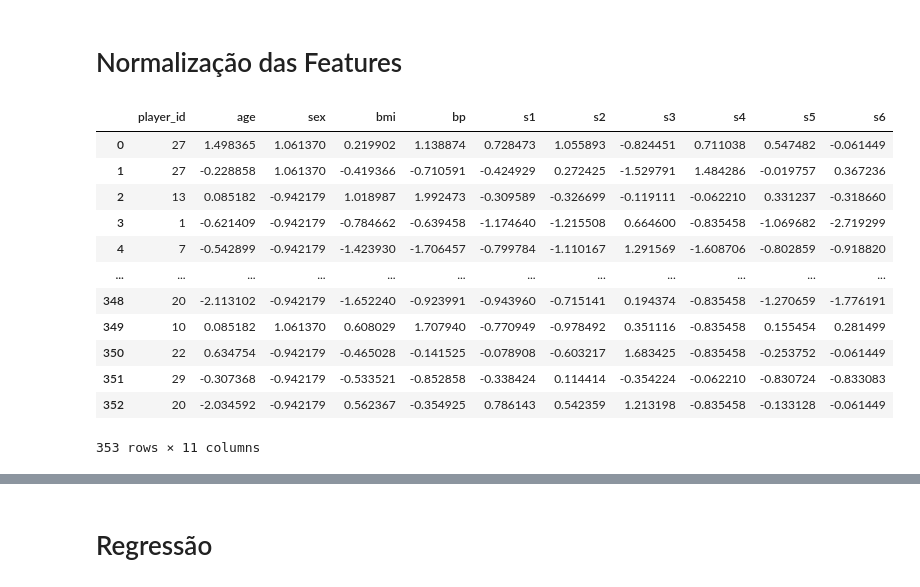
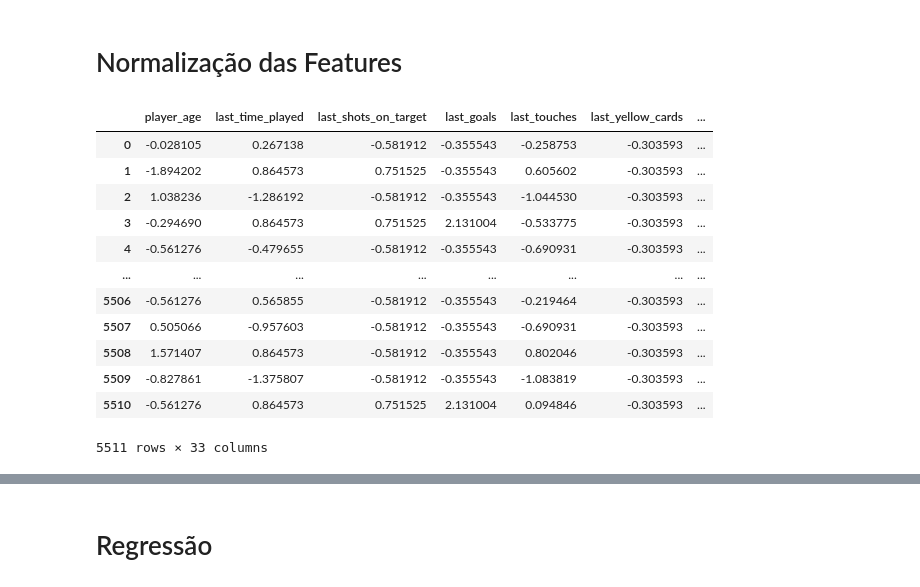
Before and after one commit to augustomaillo/cdaf-performance-influences, a Jupyter notebook: Pipeline.ipynb, the cells around one changed output, grey strips where cells are left out. Cells and saved outputs as stored; diff of their text form; code cells hidden in the pictures.

```diff
--- a/Pipeline.ipynb
+++ b/Pipeline.ipynb
@@ -62,0 +49,3 @@ dataset
+# %%
+dataset = pd.read_parquet("./data/final_datasets/dataset_vaep.parquet")
+dataset
@@ -62,0 +66,3 @@ dataset
+# %%
+dataset.drop(["Season_End_Year", "Team", "Away"], axis=1, inplace=True)
+dataset
@@ -86,6 +106,6 @@ def categorical_to_one_hot_encoding(dataset, categorical_columns):
 
     return dataset_converted
 # %%
-dataset_converted = categorical_to_one_hot_encoding(dataset, categorical_columns=[])
+dataset_converted = categorical_to_one_hot_encoding(dataset, categorical_columns=["pos", "played_at_home", "last_result"])
 dataset_converted
 # %% [output]
@@ -183,29 +203,29 @@ def normalize_data(X_train, X_test, y_train, y_test, index_column):
     X_test_normalized = X_scaler.transform(X_test.drop(index_column, axis=1))
 
     X_train_normalized = pd.DataFrame(X_train_normalized, columns=X_train.drop(index_column, axis=1).columns)
-    X_train_normalized.insert(0, index_column, X_train[index_column])
-    X_train_normalized[index_column] = X_train[index_column]
+    # X_train_normalized.insert(0, index_column, X_train[index_column])
+    # X_train_normalized[index_column] = X_train[index_column]
     X_test_normalized = pd.DataFrame(X_test_normalized, columns=X_test.drop(index_column, axis=1).columns)
-    X_test_normalized.insert(0, index_column, X_test[index_column])
+    # X_test_normalized.insert(0, index_column, X_test[index_column])
 
-    y_train_normalized = pd.Series(y_scaler.fit_transform(np.reshape(y_train, (-1, 1))).squeeze(), name="target")
-    y_test_normalized = pd.Series(y_scaler.transform(np.reshape(y_test, (-1, 1))).squeeze(), name="target")
+    y_train_normalized = pd.Series(y_scaler.fit_transform(np.reshape(y_train.values, (-1, 1))).squeeze(), name="target")
+    y_test_normalized = pd.Series(y_scaler.transform(np.reshape(y_test.values, (-1, 1))).squeeze(), name="target")
 
     return X_scaler, y_scaler, X_train_normalized, X_test_normalized, y_train_normalized, y_test_normalized
 # %%
-X_scaler, y_scaler, X_train_normalized, X_test_normalized, y_train_normalized, y_test_normalized = normalize_data(X_train, X_test, y_train, y_test, "player_id")
+X_scaler, y_scaler, X_train_normalized, X_test_normalized, y_train_normalized, y_test_normalized = normalize_data(X_train, X_test, y_train, y_test, "player")
 X_train_normalized
 # %% [output]
-|  | player_id | age | sex | bmi | bp | s1 | s2 | s3 | s4 | s5 | s6 |
-| 0 | 27 | 1.498365 | 1.061370 | 0.219902 | 1.138874 | 0.728473 | 1.055893 | -0.824451 | 0.711038 | 0.547482 | -0.061449 |
-| 1 | 27 | -0.228858 | 1.061370 | -0.419366 | -0.710591 | -0.424929 | 0.272425 | -1.529791 | 1.484286 | -0.019757 | 0.367236 |
-| 2 | 13 | 0.085182 | -0.942179 | 1.018987 | 1.992473 | -0.309589 | -0.326699 | -0.119111 | -0.062210 | 0.331237 | -0.318660 |
-| 3 | 1 | -0.621409 | -0.942179 | -0.784662 | -0.639458 | -1.174640 | -1.215508 | 0.664600 | -0.835458 | -1.069682 | -2.719299 |
-| 4 | 7 | -0.542899 | -0.942179 | -1.423930 | -1.706457 | -0.799784 | -1.110167 | 1.291569 | -1.608706 | -0.802859 | -0.918820 |
-| ... | ... | ... | ... | ... | ... | ... | ... | ... | ... | ... | ... |
-| 348 | 20 | -2.113102 | -0.942179 | -1.652240 | -0.923991 | -0.943960 | -0.715141 | 0.194374 | -0.835458 | -1.270659 | -1.776191 |
-| 349 | 10 | 0.085182 | 1.061370 | 0.608029 | 1.707940 | -0.770949 | -0.978492 | 0.351116 | -0.835458 | 0.155454 | 0.281499 |
-| 350 | 22 | 0.634754 | -0.942179 | -0.465028 | -0.141525 | -0.078908 | -0.603217 | 1.683425 | -0.835458 | -0.253752 | -0.061449 |
-| 351 | 29 | -0.307368 | -0.942179 | -0.533521 | -0.852858 | -0.338424 | 0.114414 | -0.354224 | -0.062210 | -0.830724 | -0.833083 |
-| 352 | 20 | -2.034592 | -0.942179 | 0.562367 | -0.354925 | 0.786143 | 0.542359 | 1.213198 | -0.835458 | -0.133128 | -0.061449 |
+|  | player_age | last_time_played | last_shots_on_target | last_goals | last_touches | last_yellow_cards | ... |
+| 0 | -0.028105 | 0.267138 | -0.581912 | -0.355543 | -0.258753 | -0.303593 | ... |
+| 1 | -1.894202 | 0.864573 | 0.751525 | -0.355543 | 0.605602 | -0.303593 | ... |
+| 2 | 1.038236 | -1.286192 | -0.581912 | -0.355543 | -1.044530 | -0.303593 | ... |
+| 3 | -0.294690 | 0.864573 | 0.751525 | 2.131004 | -0.533775 | -0.303593 | ... |
+| 4 | -0.561276 | -0.479655 | -0.581912 | -0.355543 | -0.690931 | -0.303593 | ... |
+| ... | ... | ... | ... | ... | ... | ... | ... |
+| 5506 | -0.561276 | 0.565855 | -0.581912 | -0.355543 | -0.219464 | -0.303593 | ... |
+| 5507 | 0.505066 | -0.957603 | -0.581912 | -0.355543 | -0.690931 | -0.303593 | ... |
+| 5508 | 1.571407 | 0.864573 | -0.581912 | -0.355543 | 0.802046 | -0.303593 | ... |
+| 5509 | -0.827861 | -1.375807 | -0.581912 | -0.355543 | -1.083819 | -0.303593 | ... |
+| 5510 | -0.561276 | 0.864573 | 0.751525 | 2.131004 | 0.094846 | -0.303593 | ... |
-353 rows × 11 columns
+5511 rows × 33 columns
```
Also changed, not shown: parts of 20 cells of this notebook.
